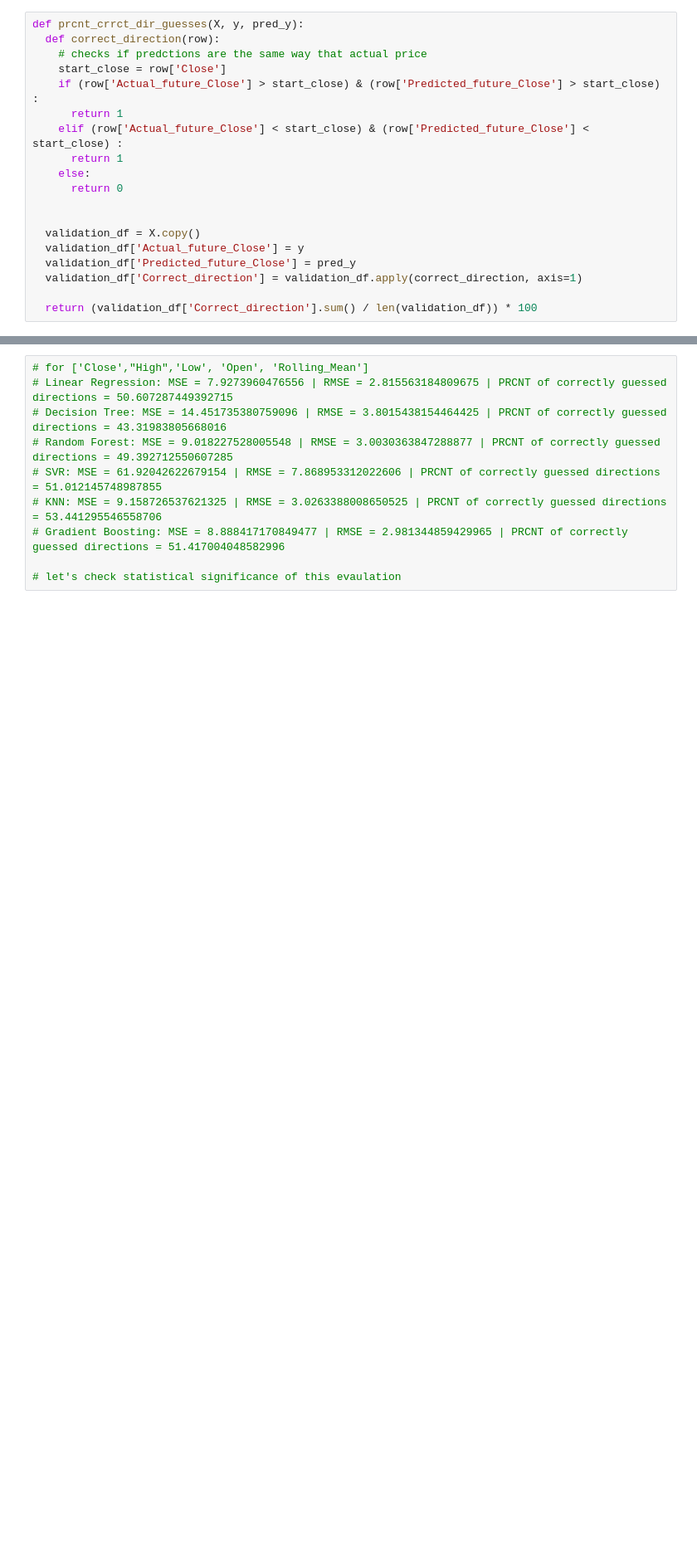
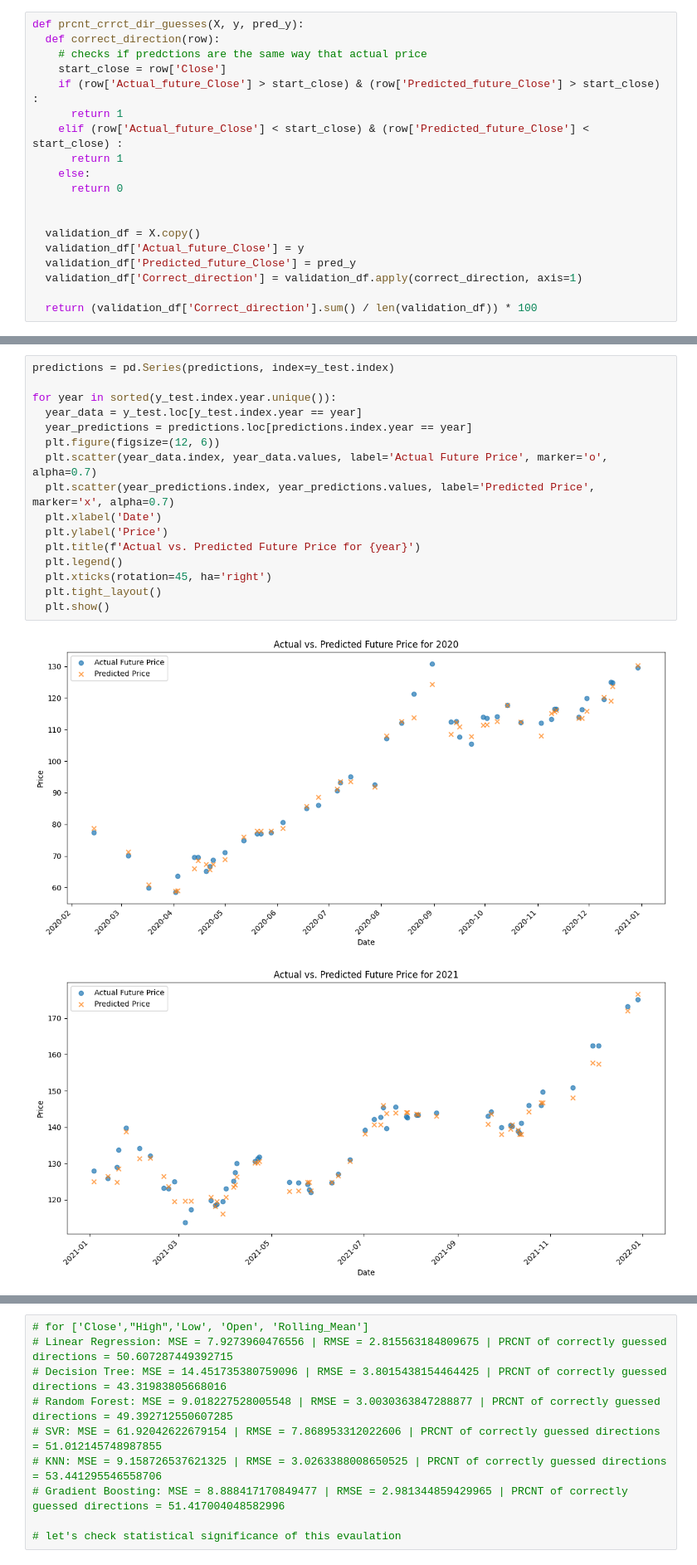
Before and after one commit to kgudalewski/Stocks_analysis, a Jupyter notebook: AAPL_stock_brief_analysis.ipynb, the cells around one changed output, grey strips where cells are left out. Shown at 83% size. Drawn from its saved outputs; the diff is of its cells as text; blank space fills up the shorter version.

Commit message:
adding vis and new aproach with more past data

```diff
--- a/AAPL_stock_brief_analysis.ipynb
+++ b/AAPL_stock_brief_analysis.ipynb
@@ -390,0 +402,19 @@ Gradient Boosting: MSE = 8.888417170849477 | RMSE = 2.981344859429965 | PRCNT of
+# %%
+predictions = pd.Series(predictions, index=y_test.index)
+
+for year in sorted(y_test.index.year.unique()):
+  year_data = y_test.loc[y_test.index.year == year]
+  year_predictions = predictions.loc[predictions.index.year == year]
+  plt.figure(figsize=(12, 6))
+  plt.scatter(year_data.index, year_data.values, label='Actual Future Price', marker='o', alpha=0.7)
+  plt.scatter(year_predictions.index, year_predictions.values, label='Predicted Price', marker='x', alpha=0.7)
+  plt.xlabel('Date')
+  plt.ylabel('Price')
+  plt.title(f'Actual vs. Predicted Future Price for {year}')
+  plt.legend()
+  plt.xticks(rotation=45, ha='right')
+  plt.tight_layout()
+  plt.show()
+# %% [output]
+[figure, added]
+[figure, added]
```
Also changed, not shown: parts of 19 cells of this notebook.
